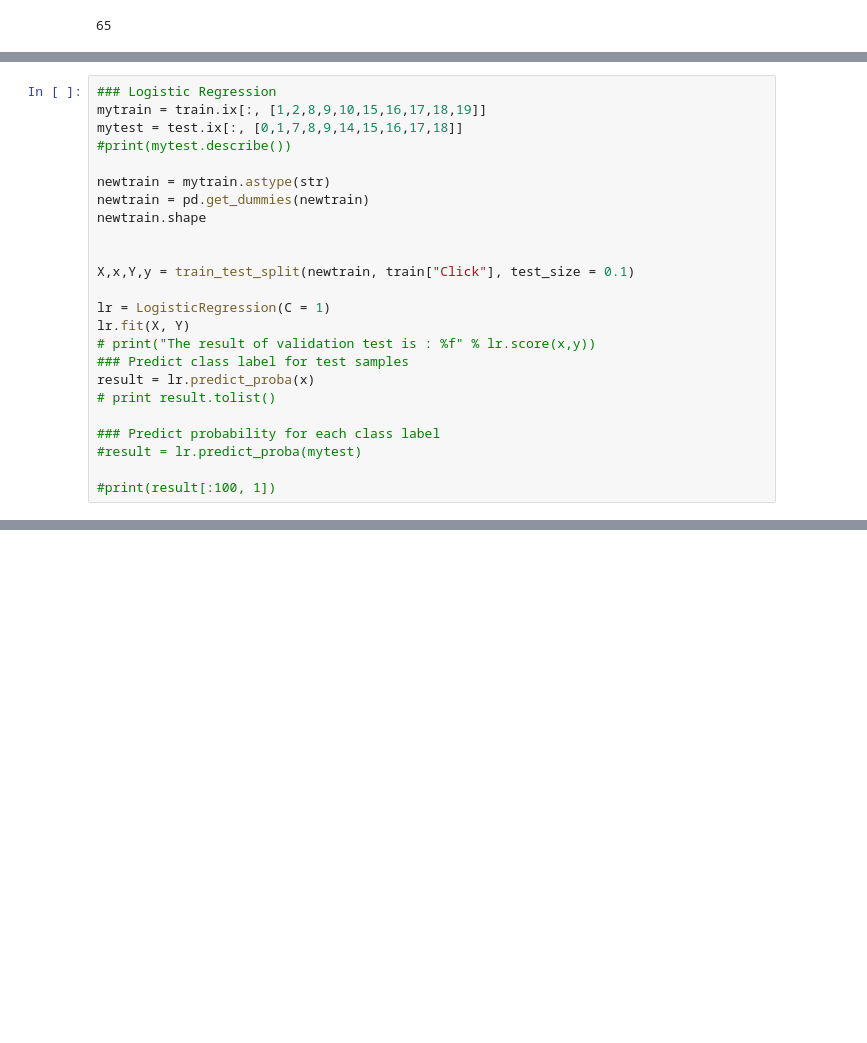
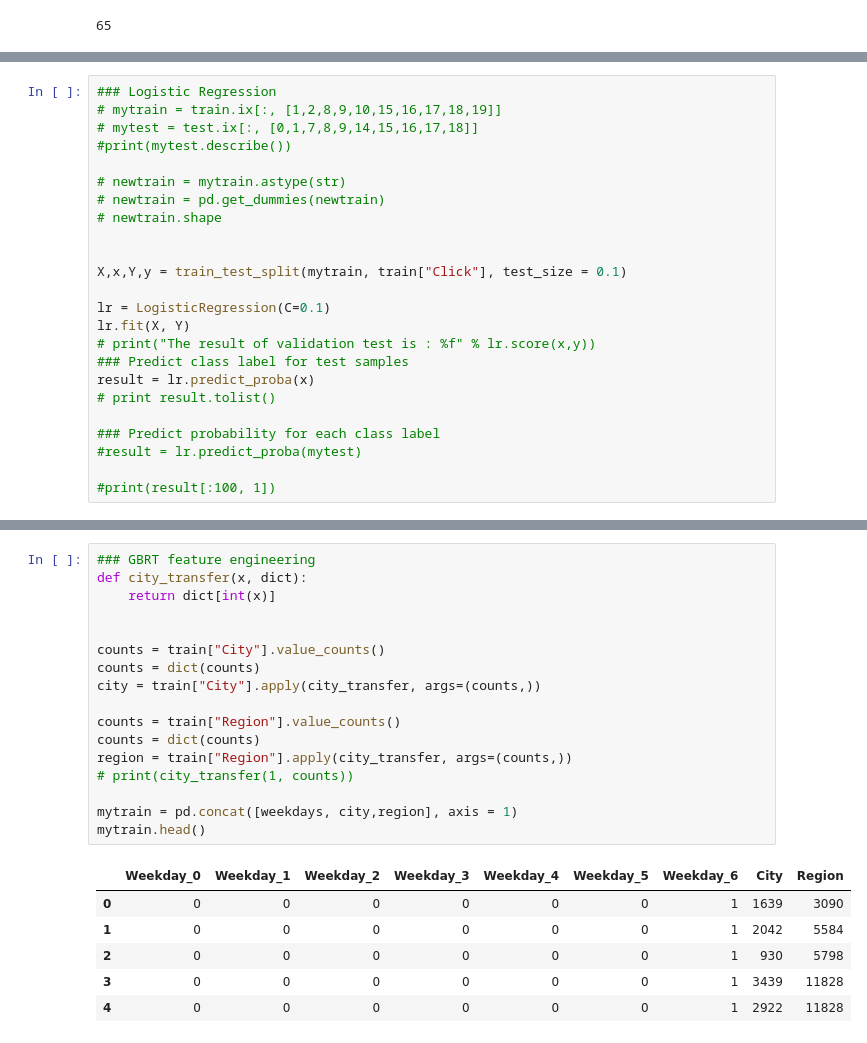
Before and after one commit to ymcdull/CTR, a Jupyter notebook: ctr.ipynb, the cells around one changed output, grey strips where cells are left out. Drawn from its saved outputs; the diff is of its cells as text; blank space fills up the shorter version.

```diff
--- a/ctr.ipynb
+++ b/ctr.ipynb
@@ -57,17 +162,17 @@ print(train.head())
 # %%
 ### Logistic Regression
-mytrain = train.ix[:, [1,2,8,9,10,15,16,17,18,19]]
-mytest = test.ix[:, [0,1,7,8,9,14,15,16,17,18]]
+# mytrain = train.ix[:, [1,2,8,9,10,15,16,17,18,19]]
+# mytest = test.ix[:, [0,1,7,8,9,14,15,16,17,18]]
 #print(mytest.describe())
 
-newtrain = mytrain.astype(str)
-newtrain = pd.get_dummies(newtrain)
-newtrain.shape
+# newtrain = mytrain.astype(str)
+# newtrain = pd.get_dummies(newtrain)
+# newtrain.shape
 
 
-X,x,Y,y = train_test_split(newtrain, train["Click"], test_size = 0.1)
+X,x,Y,y = train_test_split(mytrain, train["Click"], test_size = 0.1)
 
-lr = LogisticRegression(C = 1)
+lr = LogisticRegression(C=0.1)
 lr.fit(X, Y)
 # print("The result of validation test is : %f" % lr.score(x,y))
 ### Predict class label for test samples
@@ -84,0 +199,24 @@ max(result[:,1])
+# %%
+### GBRT feature engineering
+def city_transfer(x, dict):
+    return dict[int(x)]
+
+
+counts = train["City"].value_counts()
+counts = dict(counts)
+city = train["City"].apply(city_transfer, args=(counts,))
+
+counts = train["Region"].value_counts()
+counts = dict(counts)
+region = train["Region"].apply(city_transfer, args=(counts,))
+# print(city_transfer(1, counts))
+
+mytrain = pd.concat([weekdays, city,region], axis = 1)
+mytrain.head()
+# %% [output]
+|  | Weekday_0 | Weekday_1 | Weekday_2 | Weekday_3 | Weekday_4 | Weekday_5 | Weekday_6 | City | Region |
+| 0 | 0 | 0 | 0 | 0 | 0 | 0 | 1 | 1639 | 3090 |
+| 1 | 0 | 0 | 0 | 0 | 0 | 0 | 1 | 2042 | 5584 |
+| 2 | 0 | 0 | 0 | 0 | 0 | 0 | 1 | 930 | 5798 |
+| 3 | 0 | 0 | 0 | 0 | 0 | 0 | 1 | 3439 | 11828 |
+| 4 | 0 | 0 | 0 | 0 | 0 | 0 | 1 | 2922 | 11828 |
```
Also changed, not shown: parts of 13 cells of this notebook.
